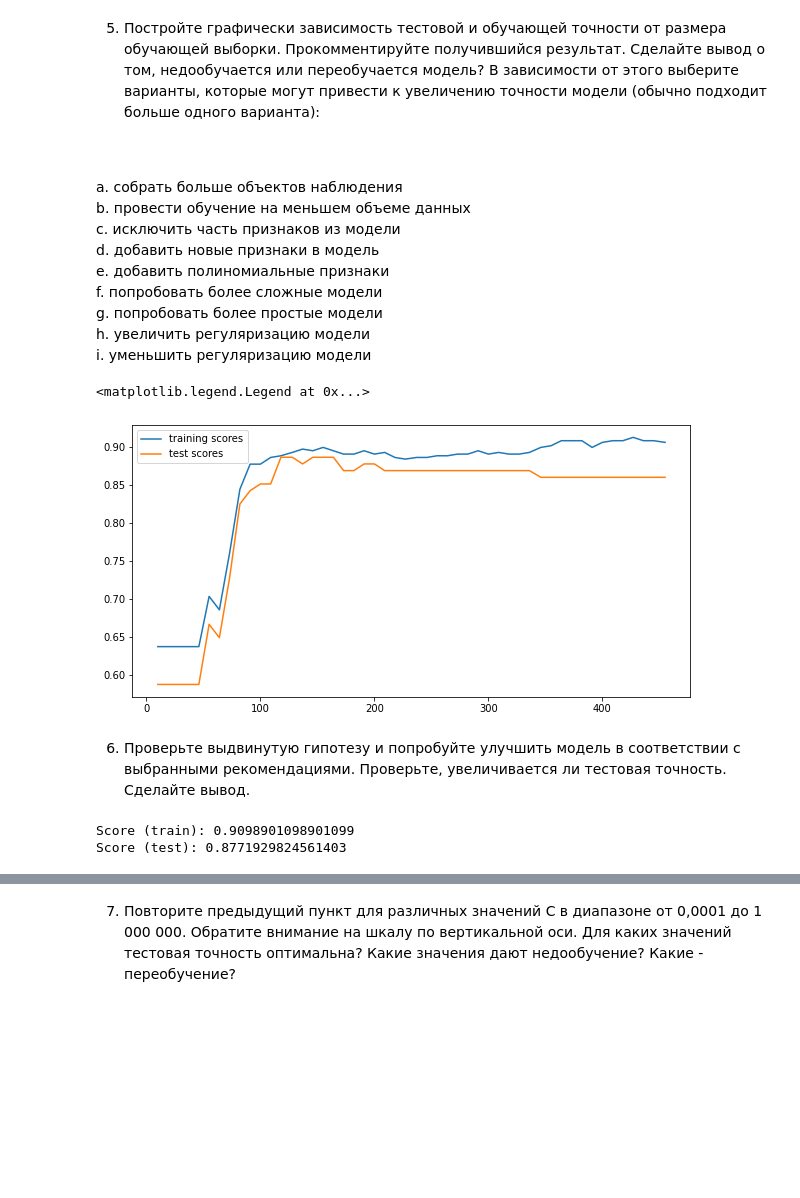
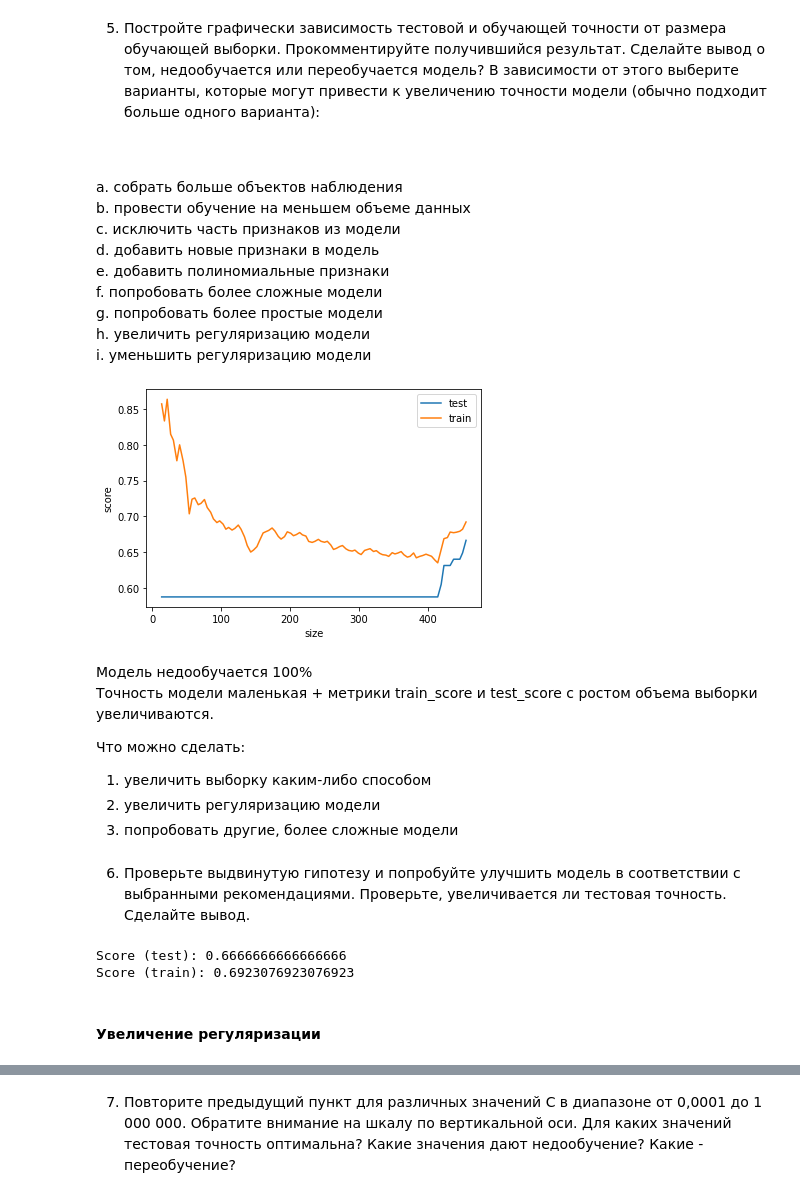
Before and after one commit to GeorgiyDemo/FA, a Jupyter notebook: Course_III/ML/ML3.1 Диагностика и кривые обучения/ПИ19_3_Деменчук_3.1.ipynb, the cells around one changed output, grey strips where cells are left out. Drawn from its saved outputs; the diff is of its cells as text; code cells hidden in the pictures; blank space fills up the shorter version.

```diff
--- a/Course_III/ML/ML3.1 Диагностика и кривые обучения/ПИ19_3_Деменчук_3.1.ipynb
+++ b/Course_III/ML/ML3.1 Диагностика и кривые обучения/ПИ19_3_Деменчук_3.1.ipynb
@@ -42,7 +42,7 @@ X_train, X_test, y_train, y_test = train_test_split(X_2d, y, test_size=0.2, rand
 # %% [markdown]
 4.	Постройте классификатор на опорных векторах с гауссовым ядром с параметром регуляризации C=0.01. Выведите на экран значение точности на тестовой и обучающей выборке. Сделайте предварительный вывод о степени обученности модели.
 # %%
-clf = SVC(C=0.01)
+clf = SVC(C=0.01, kernel="rbf")
 clf.fit(X_train, y_train)
 
 print(f"Score (train): {clf.score(X_train, y_train)}")
@@ -63,37 +63,48 @@ f.	попробовать более сложные модели<br>
 g.	попробовать более простые модели<br>
 h.	увеличить регуляризацию модели<br>
 i.	уменьшить регуляризацию модели<br>
-# %%
-training_scores = []
-test_scores = []
-numbers = []
-
-for i in np.linspace(10, len(X_train)):
-
-    clf = SVC(C=0.1, kernel='rbf')
-    X = X_train[:int(i)]
-    y = y_train[:int(i)]
-    clf.fit(X, y)
-
-    numbers.append(int(i))
-    training_scores.append(clf.score(X_train, y_train))
-    test_scores.append(clf.score(X_test, y_test))
-
-plt.figure(figsize=(10, 5))
-plt.plot(numbers, training_scores, label="training scores")
-plt.plot(numbers, test_scores, label="test scores")
-plt.legend(loc="best")
-# %% [output]
-<matplotlib.legend.Legend at 0x...>
-[figure, removed]
+# %%
+data = np.linspace(len(X_train) // 100 + 10, len(X_train), 100, dtype=int)
+test_scores = []
+train_scores = []
+
+for i in data:
+    clf = SVC(C=0.01, kernel='rbf')
+
+    x_ = X_train[:i]
+    y_ = y_train[:i]
+
+    clf.fit(x_, y_)
+
+    test_scores.append(clf.score(X_test, y_test))
+    train_scores.append(clf.score(x_, y_))
+
+ax = plt.axes()
+ax.plot(data, test_scores, label="test")
+ax.plot(data, train_scores, label="train")
+ax.set_xlabel('size')
+ax.set_ylabel('score')
+_ = ax.legend()
+# %% [output]
+[figure, added]
+# %% [markdown]
+Модель недообучается 100%<br>
+Точность модели маленькая + метрики train_score и test_score с ростом объема выборки увеличиваются.<br>
+
+Что можно сделать:
+1. увеличить выборку каким-либо способом
+2. увеличить регуляризацию модели
+3. попробовать другие, более сложные модели
 # %% [markdown]
 6.	Проверьте выдвинутую гипотезу и попробуйте улучшить модель в соответствии с выбранными рекомендациями. Проверьте, увеличивается ли тестовая точность. Сделайте вывод.
-# %%
-clf = SVC(C=10)
-clf.fit(X_train, y_train)
-
-print(f"Score (train): {clf.score(X_train, y_train)}")
-print(f"Score (test): {clf.score(X_test, y_test)}")
-# %% [output]
-Score (train): 0.9098901098901099
-Score (test): 0.8771929824561403
+# %%
+clf = SVC(C=0.01, kernel="rbf")
+clf.fit(X_train, y_train)
+
+print(f"Score (test): {clf.score(X_test, y_test)}")
+print(f"Score (train): {clf.score(X_train, y_train)}")
+# %% [output]
+Score (test): 0.6666666666666666
+Score (train): 0.6923076923076923
+# %% [markdown]
+#### Увеличение регуляризации
```
Also changed, not shown: parts of 23 cells of this notebook.
